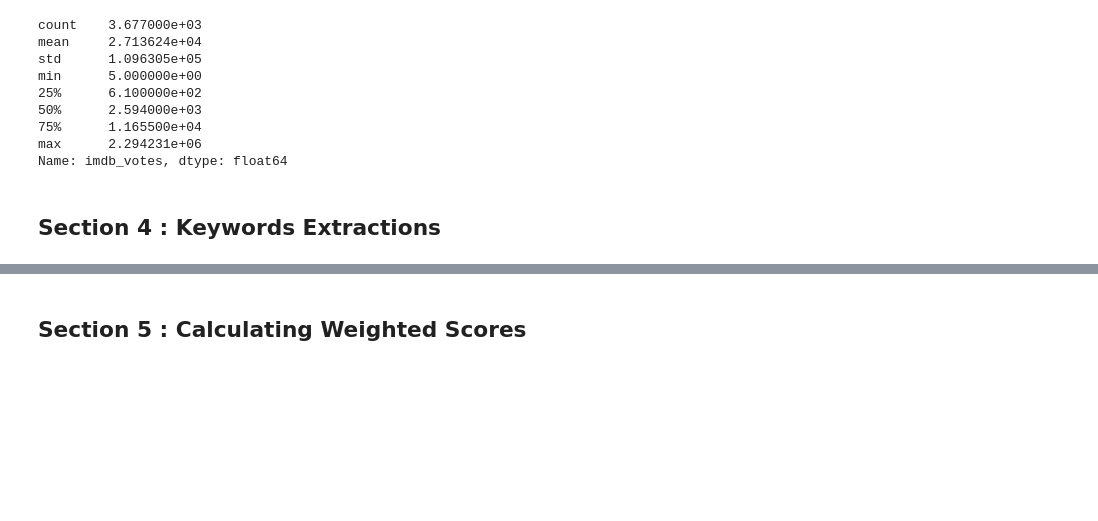
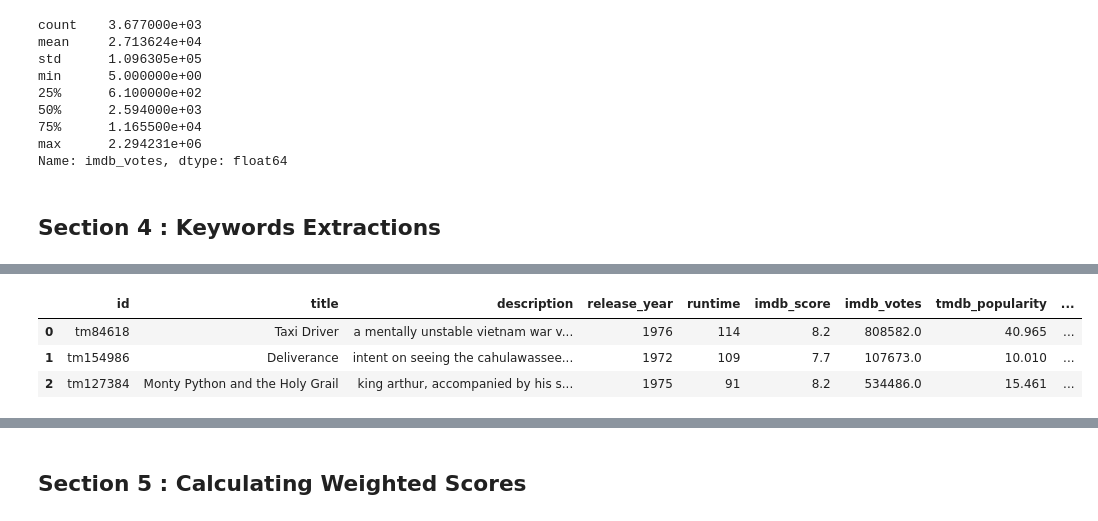
Before and after one commit to MelanieP31/Movie_recommendation_ML, a Jupyter notebook: Netflix_Movie_Pandas.ipynb, the cells around one changed output, grey strips where cells are left out. Cells and saved outputs as stored; diff of their text form; code cells hidden in the pictures; blank space fills up the shorter version.

```diff
--- a/Netflix_Movie_Pandas.ipynb
+++ b/Netflix_Movie_Pandas.ipynb
@@ -283,0 +283,18 @@ Series([], dtype: float64)
+# %%
+def filter_stop_words(words, stop_words):
+    filtered_words = []
+
+    for word in words:
+        clean_word = ''
+        for char in word:
+            if char not in punctuation:
+                clean_word += char
+
+        clean_word = clean_word.strip()
+
+        # Vérifie que clean_word n'est pas vide et n'est pas dans les stop words
+        if clean_word and clean_word.lower() not in stop_words:
+            filtered_words.append(clean_word)
+
+
+    return filtered_words
@@ -283,0 +310,7 @@ Series([], dtype: float64)
+# %%
+df.head(3)
+# %% [output]
+|  | id | title | description | release_year | runtime | imdb_score | imdb_votes | tmdb_popularity | ... |
+| 0 | tm84618 | Taxi Driver | a mentally unstable vietnam war v... | 1976 | 114 | 8.2 | 808582.0 | 40.965 | ... |
+| 1 | tm154986 | Deliverance | intent on seeing the cahulawassee... | 1972 | 109 | 7.7 | 107673.0 | 10.010 | ... |
+| 2 | tm127384 | Monty Python and the Holy Grail | king arthur, accompanied by his s... | 1975 | 91 | 8.2 | 534486.0 | 15.461 | ... |
```
Also changed, not shown: parts of 33 cells of this notebook, 2 other files.
